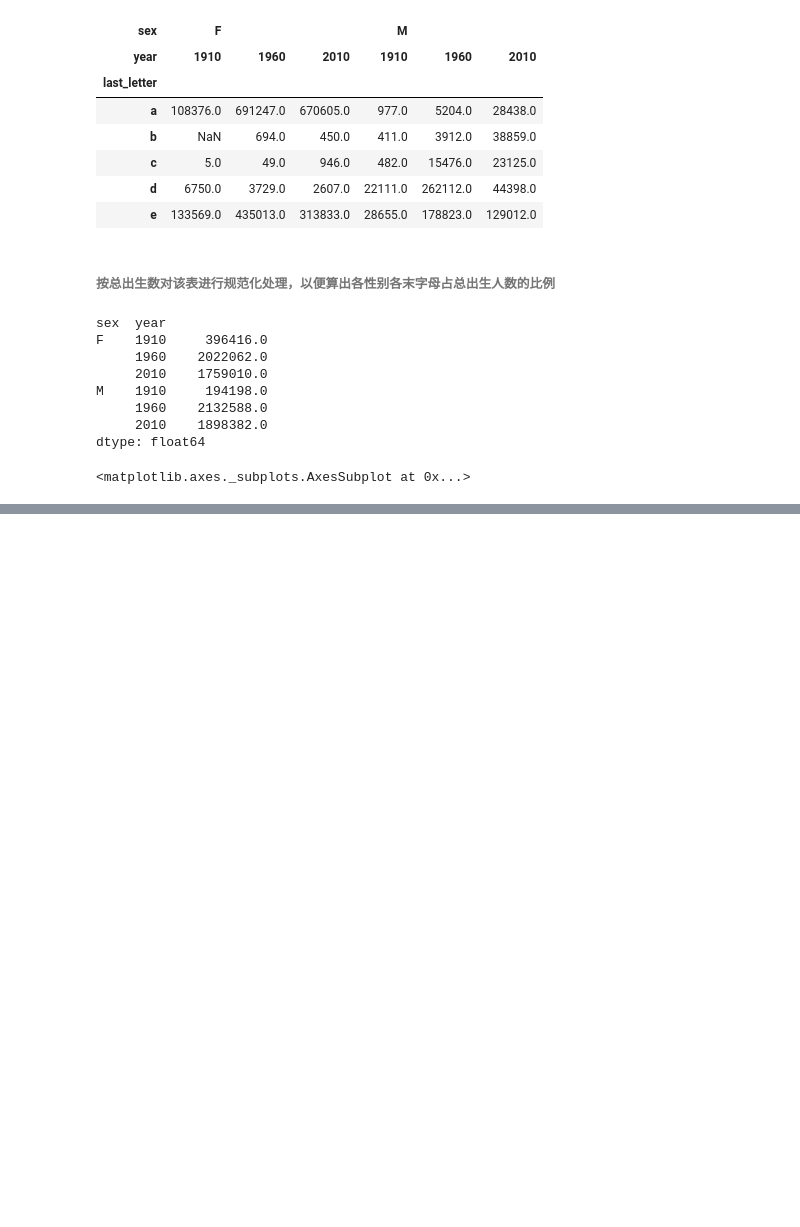
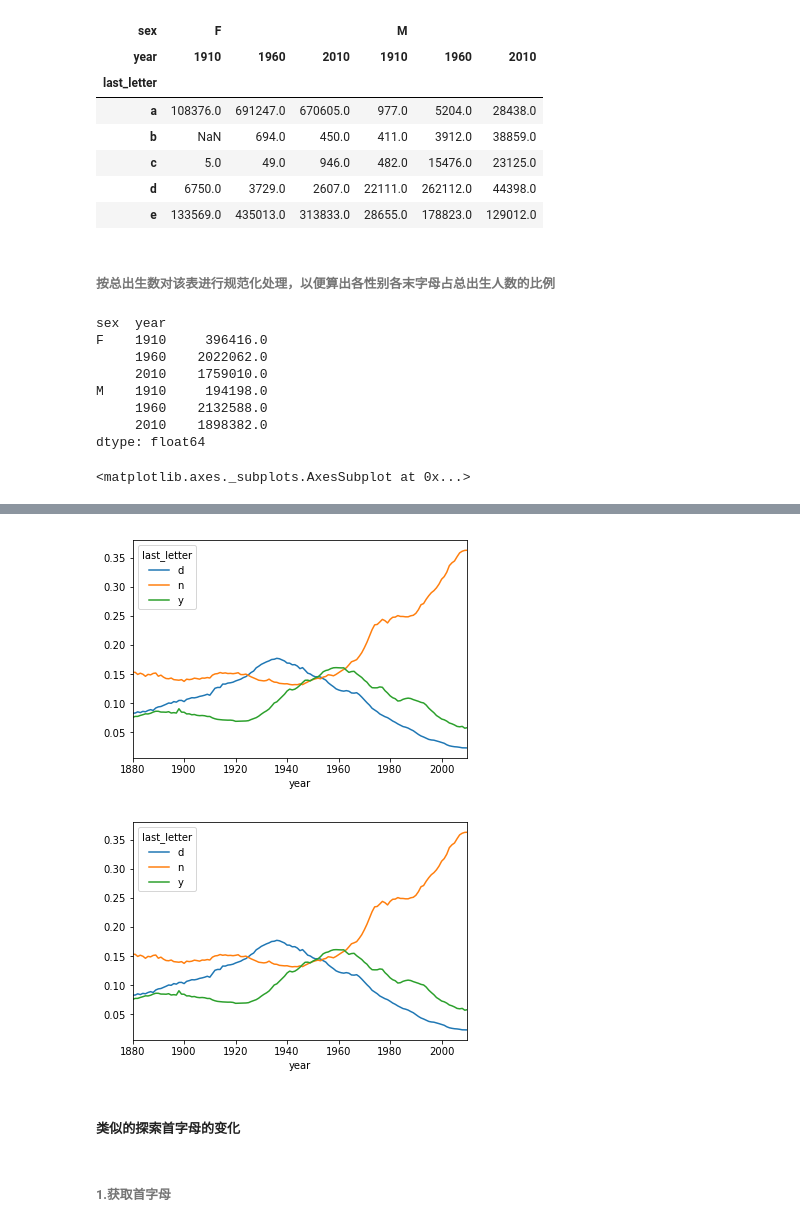
Before and after one commit to teresaj/learn-python, a Jupyter notebook: pda/PDAnotebook-chp2.ipynb, the cells around one changed output, grey strips where cells are left out. Drawn from its saved outputs; the diff is of its cells as text; code cells hidden in the pictures; blank space fills up the shorter version.

```diff
--- a/pda/PDAnotebook-chp2.ipynb
+++ b/pda/PDAnotebook-chp2.ipynb
@@ -2078,0 +2087,6 @@ letter_prop['F'].plot(kind='bar', rot=0, ax=axes[1], title='Female', legend=Fals
+# %%
+letter_prop = table / table.sum().astype(float)
+# %%
+dny_ts = letter_prop.ix[['d', 'n', 'y'], 'M'].T
+#在男孩的名字中选取几个字母，.T表示转置以便生成时间序列
+dny_ts.head()
@@ -2078,0 +2101,10 @@ letter_prop['F'].plot(kind='bar', rot=0, ax=axes[1], title='Female', legend=Fals
+# %%
+dny_ts.plot()
+plt.show()
+# %% [output]
+[figure, added]
+[figure, added]
+# %% [markdown]
+##### 类似的探索首字母的变化
+# %% [markdown]
+###### 1.获取首字母
```
Also changed, not shown: parts of 23 cells of this notebook.
